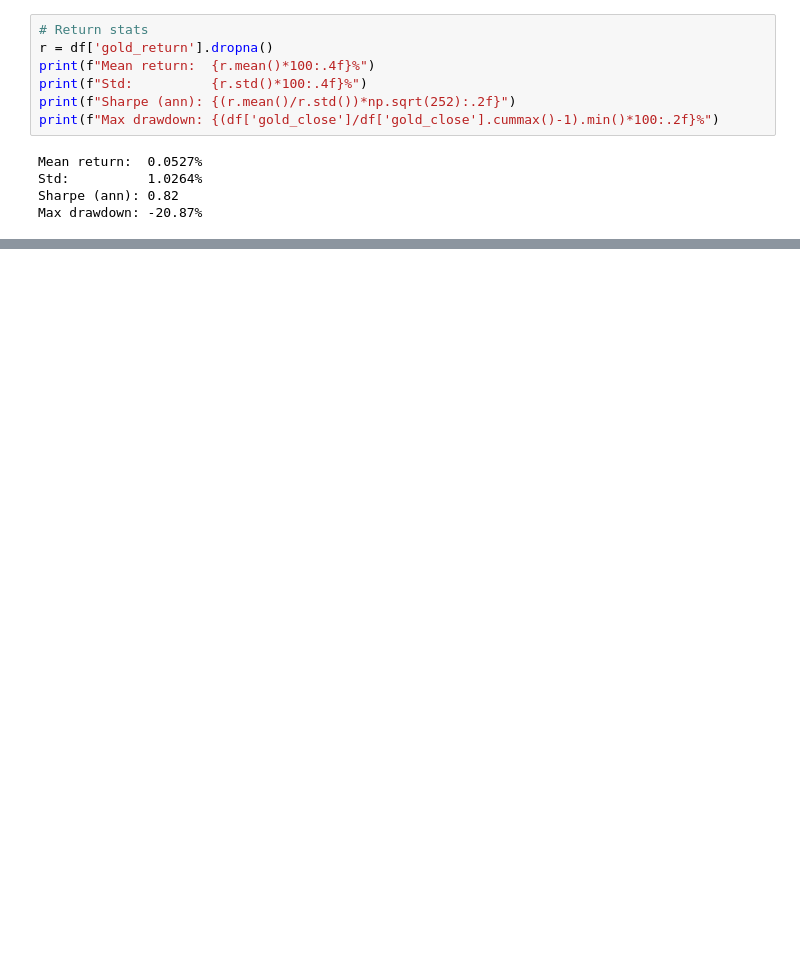
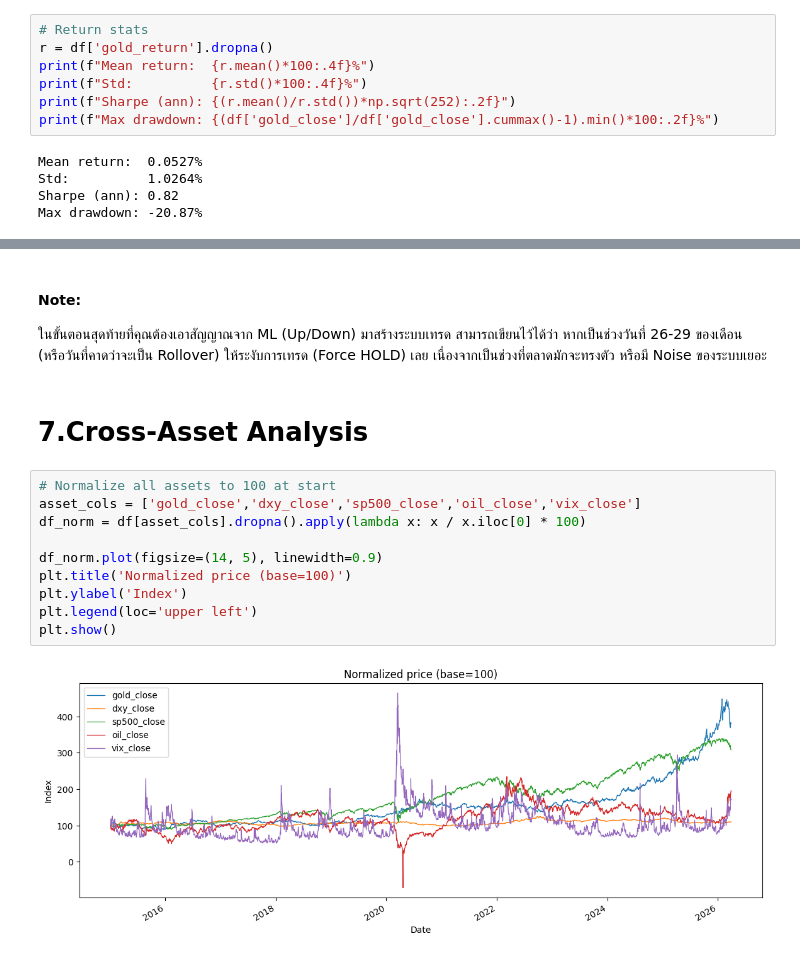
Before and after one commit to atiwit/CPE232-goldpriceforecast, a Jupyter notebook: notebooks/3_eda.ipynb, the cells around one changed output, grey strips where cells are left out. Saved outputs shown, nothing was run; the diff lists cells and outputs as text; blank space fills up the shorter version.

```diff
--- a/notebooks/3_eda.ipynb
+++ b/notebooks/3_eda.ipynb
@@ -385,0 +504,17 @@ Max drawdown: -20.87%
+# %% [markdown]
+#### Note:
+ในขั้นตอนสุดท้ายที่คุณต้องเอาสัญญาณจาก ML (Up/Down) มาสร้างระบบเทรด สามารถเขียนไว้ได้ว่า หากเป็นช่วงวันที่ 26-29 ของเดือน (หรือวันที่คาดว่าจะเป็น Rollover) ให้ระงับการเทรด (Force HOLD) เลย เนื่องจากเป็นช่วงที่ตลาดมักจะทรงตัว หรือมี Noise ของระบบเยอะ
+# %% [markdown]
+# 7.Cross-Asset Analysis
+# %%
+# Normalize all assets to 100 at start
+asset_cols = ['gold_close','dxy_close','sp500_close','oil_close','vix_close']
+df_norm = df[asset_cols].dropna().apply(lambda x: x / x.iloc[0] * 100)
+
+df_norm.plot(figsize=(14, 5), linewidth=0.9)
+plt.title('Normalized price (base=100)')
+plt.ylabel('Index')
+plt.legend(loc='upper left')
+plt.show()
+# %% [output]
+[figure, added]
```
Also changed, not shown: parts of 30 cells of this notebook.
